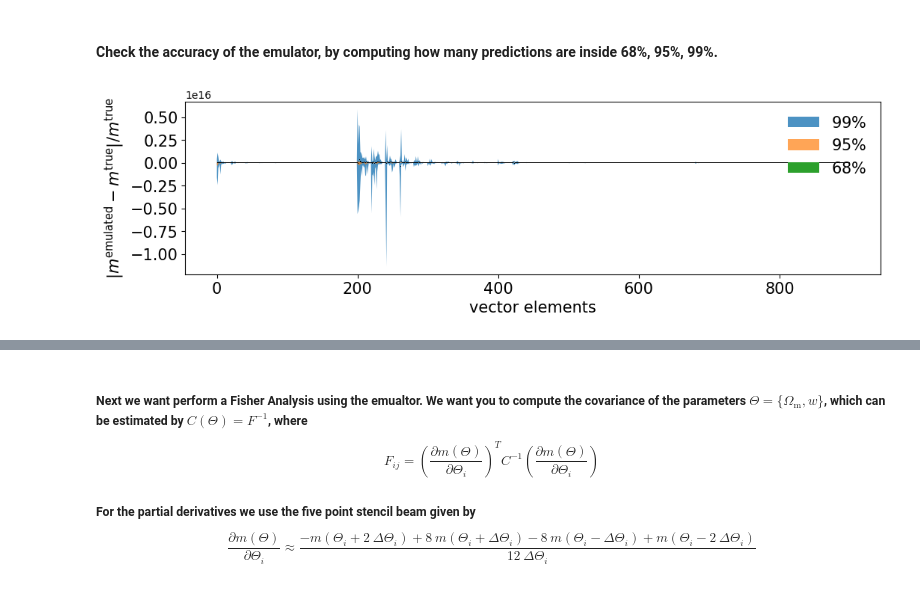
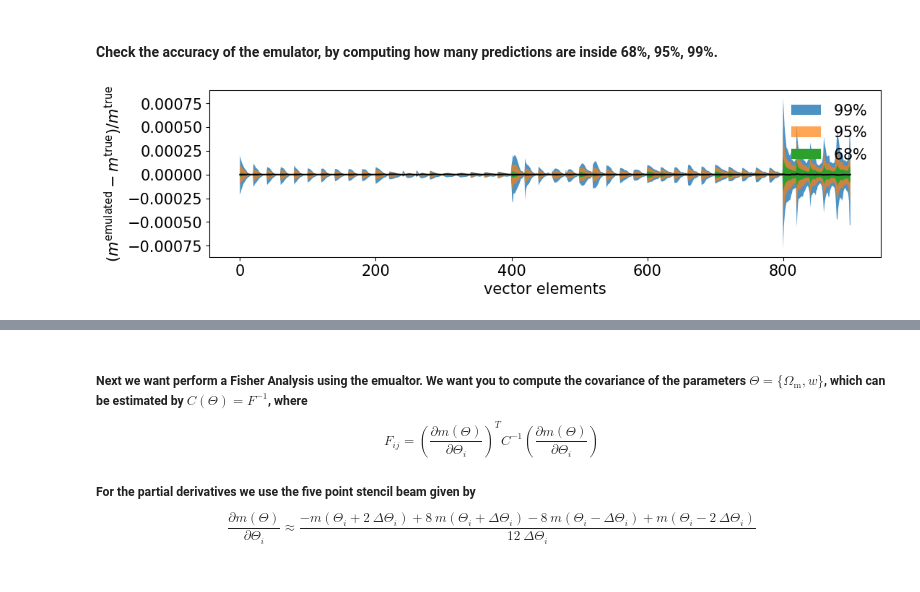
Before and after one commit to Rashaad-Reid/UWAstroStats, a Jupyter notebook: projects/2ptstat-analysis/assignments/assignment2.ipynb, the cells around one changed output, grey strips where cells are left out. Saved outputs shown, nothing was run; the diff lists cells and outputs as text; code cells hidden in the pictures.

Commit message:
emulator and covariance probably done

```diff
--- a/projects/2ptstat-analysis/assignments/assignment2.ipynb
+++ b/projects/2ptstat-analysis/assignments/assignment2.ipynb
@@ -21,7 +21,7 @@ parameters.keys(),models.shape
 # %% [markdown]
 #### Divide the models and parameters in a training and test set.
 # %%
-frac = 0.1 # the fraction of data arrays to be used for training
+frac = 0.7 # the fraction of data arrays to be used for training
 
 div = int(len(models)*frac) # boundary index between training and test data sets
 train_sample = np.arange(0,div) # select which elements you wanna use for training
@@ -113,28 +96,31 @@ Model saved.
 # %% [markdown]
 #### Check the accuracy of the emulator, by computing how many predictions are inside 68%, 95%, 99%.
 # %%
+cp_nn = cosmopower_NN(restore=True,restore_filename='data_4_assignment2/emulator_test_full') # restore a previous model from a file
+
 emulated_features = cp_nn.predictions_np(test_params)
 # if you modified the training features you need to convert back the output back the original data vectors
 
-diff=(emulated_features/test_features-1) # Measure the relative difference between test sample and the emualted models
+test_modified = test_features + 1.
+diff=(emulated_features/test_modified-1) # Measure the relative difference between test sample and the emualted models
 
 mean_diff = np.mean(diff,0)
 percentiles3 = np.percentile(diff,[16,84],axis=0)
 percentiles2 = np.percentile(diff,[2.5,97.5],axis=0)
 percentiles1 = np.percentile(diff,[0.5,99.5],axis=0)
 bins=range(diff.shape[1])
 
 plt.figure(figsize=(12, 3),dpi=100)
 plt.fill_between(bins,percentiles1[0],percentiles1[1], label = '$99\%$', alpha=0.8)
 plt.fill_between(bins,percentiles2[0],percentiles2[1], label = '$95\%$', alpha = 0.7)
 plt.fill_between(bins,percentiles3[0],percentiles3[1], label = '$68\%$', alpha = 1)
-plt.plot(bins,mean_diff,',',color='black')
+plt.plot(bins,mean_diff,'-',color='black')
 plt.xticks(fontsize=15)
 plt.yticks(fontsize=15)
 plt.legend(frameon=False, fontsize=15, loc='upper right')
-plt.ylabel(r'$| m^{\mathrm{emulated}} - m^{\mathrm{true}}|/  m^{\mathrm{true}}$', fontsize=15)
+plt.ylabel(r'$( m^{\mathrm{emulated}} - m^{\mathrm{true}})/  m^{\mathrm{true}}$', fontsize=15)
 plt.xlabel(r'vector elements',  fontsize=15)
 #plt.ylim(-30,30)
 plt.show()
 # %% [output]
-[figure, old version]
+[figure, new version]
```
Also changed, not shown: parts of 6 cells of this notebook, 4 other files.
